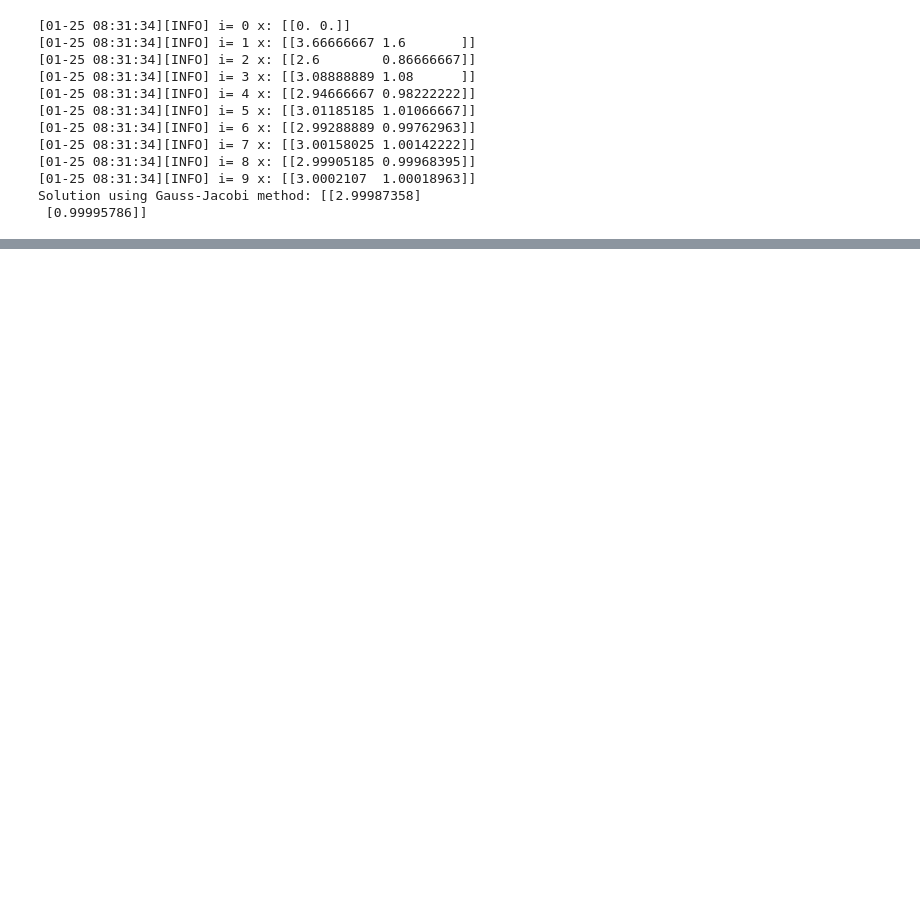
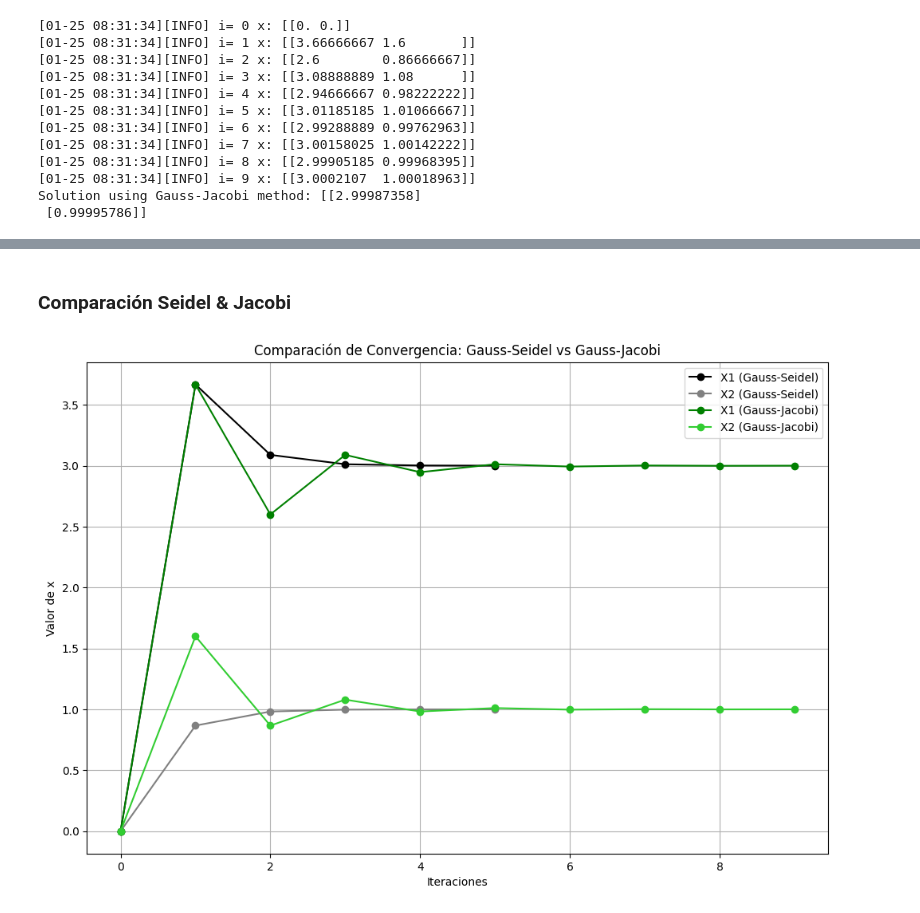
Before and after one commit to Vladimirjon/Metodo_fuente_talleresJP, a Jupyter notebook: template iterative.ipynb, the cells around one changed output, grey strips where cells are left out. Cells and saved outputs as stored; diff of their text form; code cells hidden in the pictures; blank space fills up the shorter version.

```diff
--- a/template iterative.ipynb
+++ b/template iterative.ipynb
@@ -63,0 +102,29 @@ Solution using Gauss-Seidel method: [[3.00002809]
+# %% [markdown]
+### Comparación Seidel & Jacobi
+# %%
+tray_seidel_array = np.array(tray_seidel)
+x1_seidel_vals, x2_seidel_vals = tray_seidel_array[:, 0], tray_seidel_array[:, 1]
+
+#Gauss-Jacobi
+tray_jacobi_array = np.array(tray_jacobi)
+x1_jacobi_vals, x2_jacobi_vals = tray_jacobi_array[:, 0], tray_jacobi_array[:, 1]
+
+plt.figure(figsize=(12, 8))
+
+# Gauss-Seidel
+plt.plot(x1_seidel_vals, label='X1 (Gauss-Seidel)', marker='o', linestyle='-', color='black')
+plt.plot(x2_seidel_vals, label='X2 (Gauss-Seidel)', marker='o', linestyle='-', color='gray')
+
+# Gauss-Jacobi
+plt.plot(x1_jacobi_vals, label='X1 (Gauss-Jacobi)', marker='o', linestyle='-', color='green')
+plt.plot(x2_jacobi_vals, label='X2 (Gauss-Jacobi)', marker='o', linestyle='-', color='limegreen')
+
+# Configurar el gráfico
+plt.title("Comparación de Convergencia: Gauss-Seidel vs Gauss-Jacobi")
+plt.xlabel("Iteraciones")
+plt.ylabel("Valor de x")
+plt.legend()
+plt.grid(True)
+plt.show()
+# %% [output]
+[figure, added]
```
Also changed, not shown: parts of 5 cells of this notebook.
